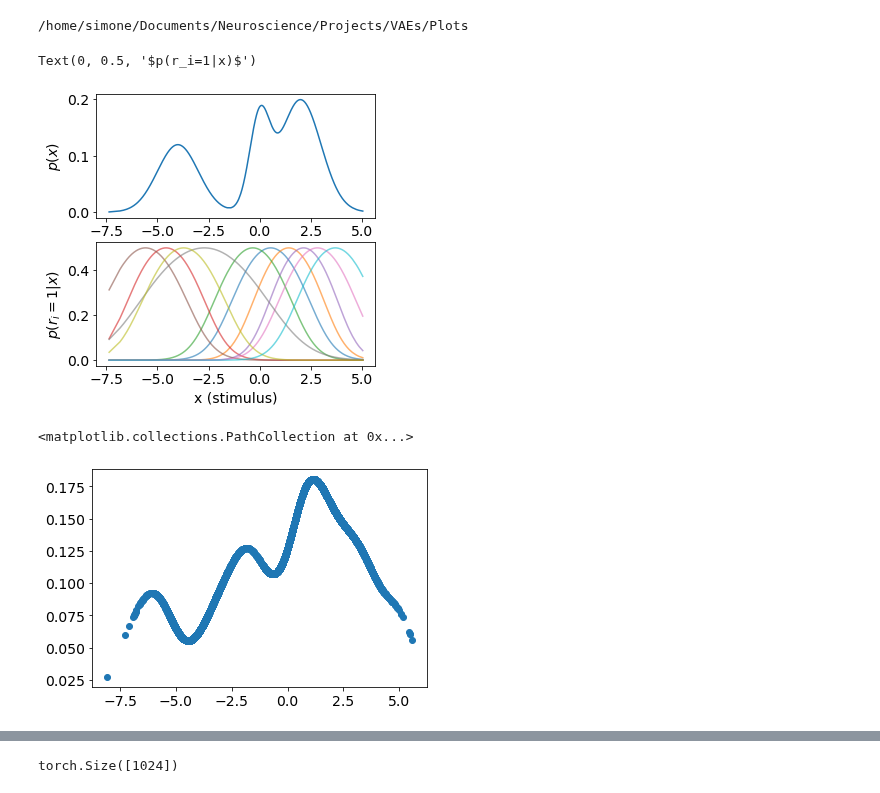
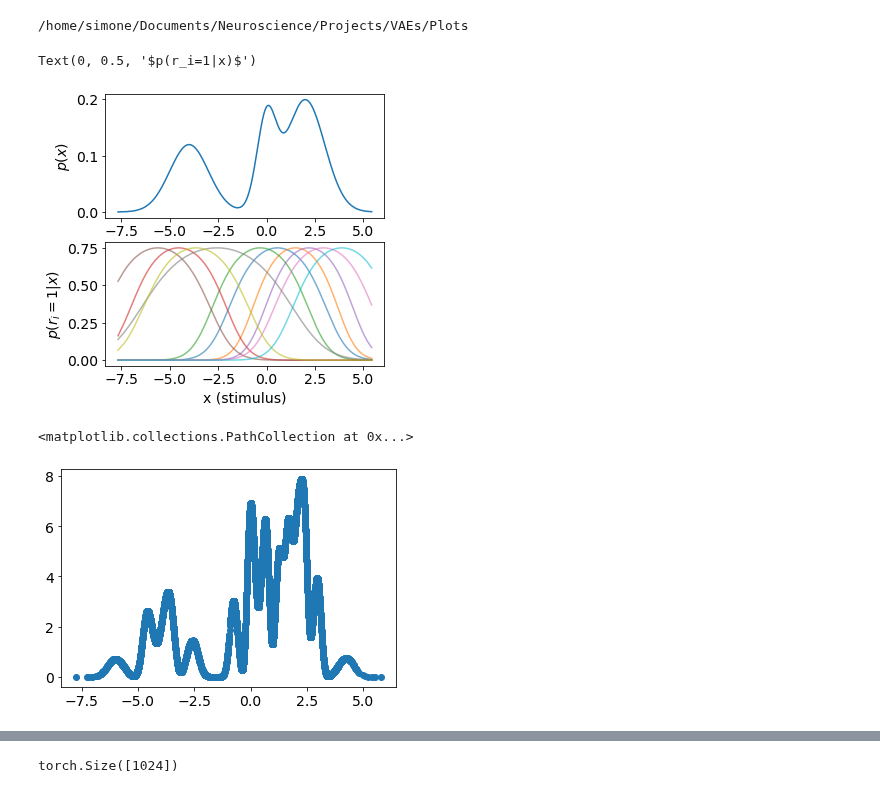
Before and after one commit to simonebmalerba/neural_VAE, a Jupyter notebook: beta_ising.ipynb, the cells around one changed output, grey strips where cells are left out. Cells and saved outputs as stored; diff of their text form; code cells hidden in the pictures.

```diff
--- a/beta_ising.ipynb
+++ b/beta_ising.ipynb
@@ -82,32 +82,32 @@ x_fine = torch.linspace(x_min,x_max,1000)[:,None]
 # %%
 #Initialize model parameters
 enc = BernoulliEncoder(N,x_min-1,x_max+1,x_sorted,w=2)
-#enc.As = torch.nn.Parameter(torch.ones(N)[None,:] + 0.8*np.random.randn(10))
+enc.As = torch.nn.Parameter(torch.ones(N)[None,:]*3 )
 #c_in = enc.cs.clone()
 #sigma_in = enc.log_sigmas.clone()
 #enc.cs = torch.nn.Parameter(torch.Tensor(np.linspace(x_min,x_max,num=N))[None,:])
 q = rate_ising(N)
 #q = rate_bernoulli(N)
 #x_k = x_fine[random.sample(range(1000),K)]
 #q.x_k = torch.nn.Parameter(x_k)
 q.J.register_hook(lambda grad: grad.fill_diagonal_(0))
 dec = MLPDecoder2n(N,M)
-phi0 = torch.cat((enc.cs*torch.exp(-2*enc.log_sigmas),torch.exp(-2*enc.log_sigmas))).transpose(0,1)
+#phi0 = torch.cat((enc.cs*torch.exp(-2*enc.log_sigmas),torch.exp(-2*enc.log_sigmas))).transpose(0,1)
 
 #dec = GaussianDecoder(phi0)
 fig,axs = plt.subplots(2,1,figsize=(5,5))
 axs[0].plot(x_sorted,torch.exp(p_x.log_prob(x_sorted)).detach())
 axs[0].set_xlabel("x (stimulus)")
 axs[0].set_ylabel(r"$p(x)$")
 #axs[0].plot(h.bin_edges[0:-1],torch.log10(h.hist))
 #axs[0].set_xscale("log")
 axs[1].plot(x_sorted,torch.sigmoid(enc(x_sorted)).detach(),alpha=0.6)
 axs[1].set_xlabel("x (stimulus)")
 axs[1].set_ylabel(r"$p(r_i=1|x)$")
 #axs[1].set_xscale("log")
 # %% [output]
 Text(0, 0.5, '$p(r_i=1|x)$')
-[figure, old version]
+[figure, new version]
 # %%
 eta = enc(x_test)
 I_eta = torch.sigmoid(eta)**2
@@ -115,4 +115,4 @@ deta_dx = (x_test - enc.cs)**2/(2*torch.exp(4*enc.log_sigmas))
 plt.scatter(x_test,(I_eta*deta_dx).sum(dim=1).detach())
 # %% [output]
 <matplotlib.collections.PathCollection at 0x...>
-[figure, old version]
+[figure, new version]
```
Also changed, not shown: parts of 10 cells of this notebook, 1 other file.
